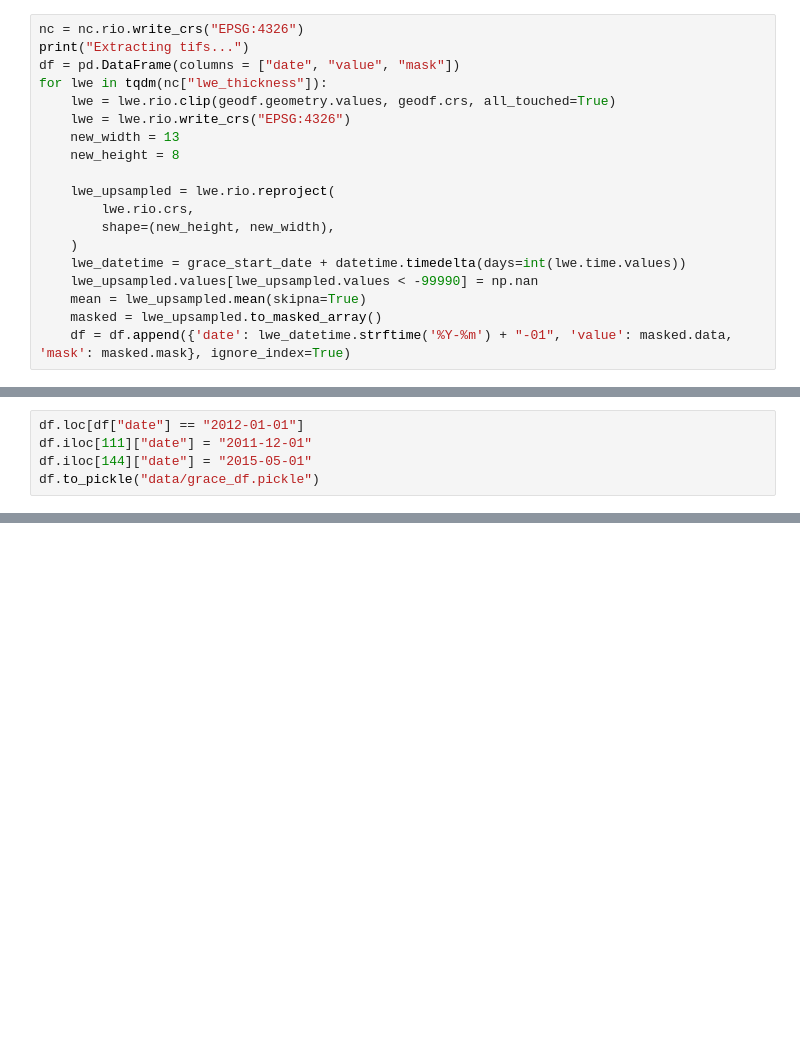
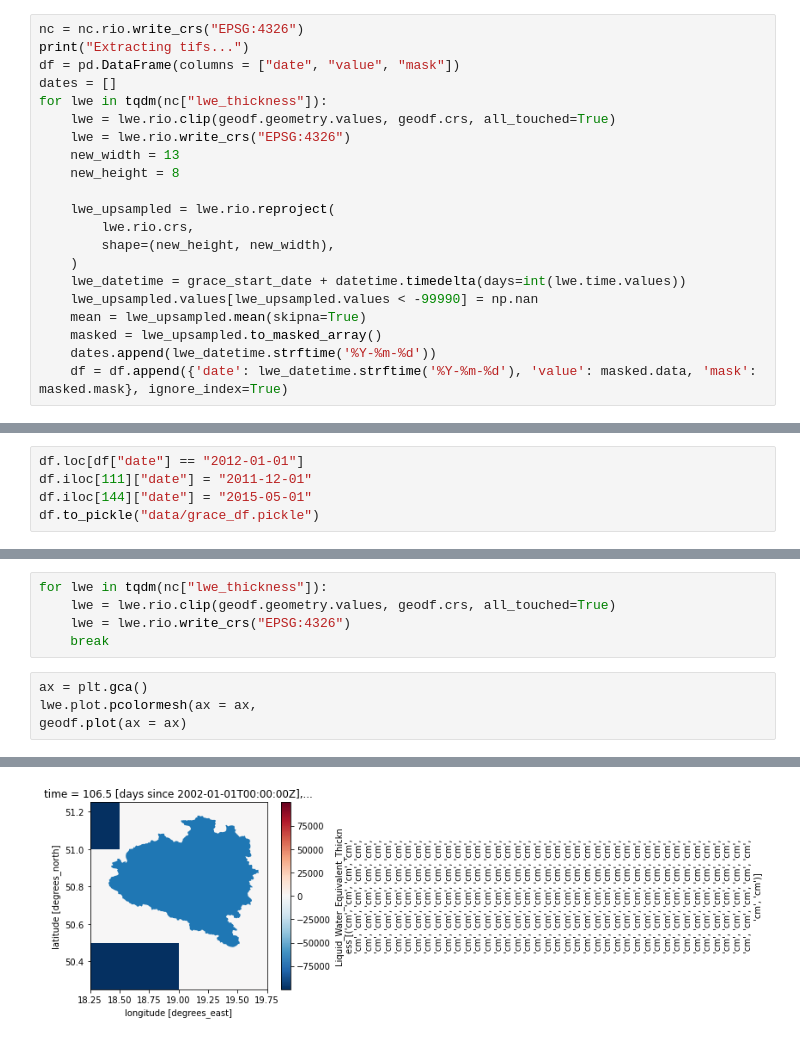
Before and after one commit to radekszostak/grace-pl, a Jupyter notebook: grace_process.ipynb, the cells around one changed output, grey strips where cells are left out. Saved outputs shown, nothing was run; the diff lists cells and outputs as text; blank space fills up the shorter version.

```diff
--- a/grace_process.ipynb
+++ b/grace_process.ipynb
@@ -16,6 +38,7 @@ grace_start_date = datetime.datetime(2002, 1, 1)
 nc = nc.rio.write_crs("EPSG:4326")
 print("Extracting tifs...")
 df = pd.DataFrame(columns = ["date", "value", "mask"])
+dates = []
 for lwe in tqdm(nc["lwe_thickness"]):
     lwe = lwe.rio.clip(geodf.geometry.values, geodf.crs, all_touched=True)
     lwe = lwe.rio.write_crs("EPSG:4326")
@@ -30,6 +53,7 @@ for lwe in tqdm(nc["lwe_thickness"]):
     lwe_upsampled.values[lwe_upsampled.values < -99990] = np.nan
     mean = lwe_upsampled.mean(skipna=True)
     masked = lwe_upsampled.to_masked_array()
-    df = df.append({'date': lwe_datetime.strftime('%Y-%m') + "-01", 'value': masked.data, 'mask': masked.mask}, ignore_index=True)
+    dates.append(lwe_datetime.strftime('%Y-%m-%d'))
+    df = df.append({'date': lwe_datetime.strftime('%Y-%m-%d'), 'value': masked.data, 'mask': masked.mask}, ignore_index=True)
 # %% [output]
 Extracting tifs...
@@ -40,0 +75,10 @@ df.to_pickle("data/grace_df.pickle")
+# %%
+for lwe in tqdm(nc["lwe_thickness"]):
+    lwe = lwe.rio.clip(geodf.geometry.values, geodf.crs, all_touched=True)
+    lwe = lwe.rio.write_crs("EPSG:4326")
+    break
+# %%
+ax = plt.gca()
+lwe.plot.pcolormesh(ax = ax,
+geodf.plot(ax = ax)
+# %% [output]
@@ -40,0 +86 @@ df.to_pickle("data/grace_df.pickle")
+[figure, added]
```
Also changed, not shown: parts of 5 cells of this notebook, 6 other files.
